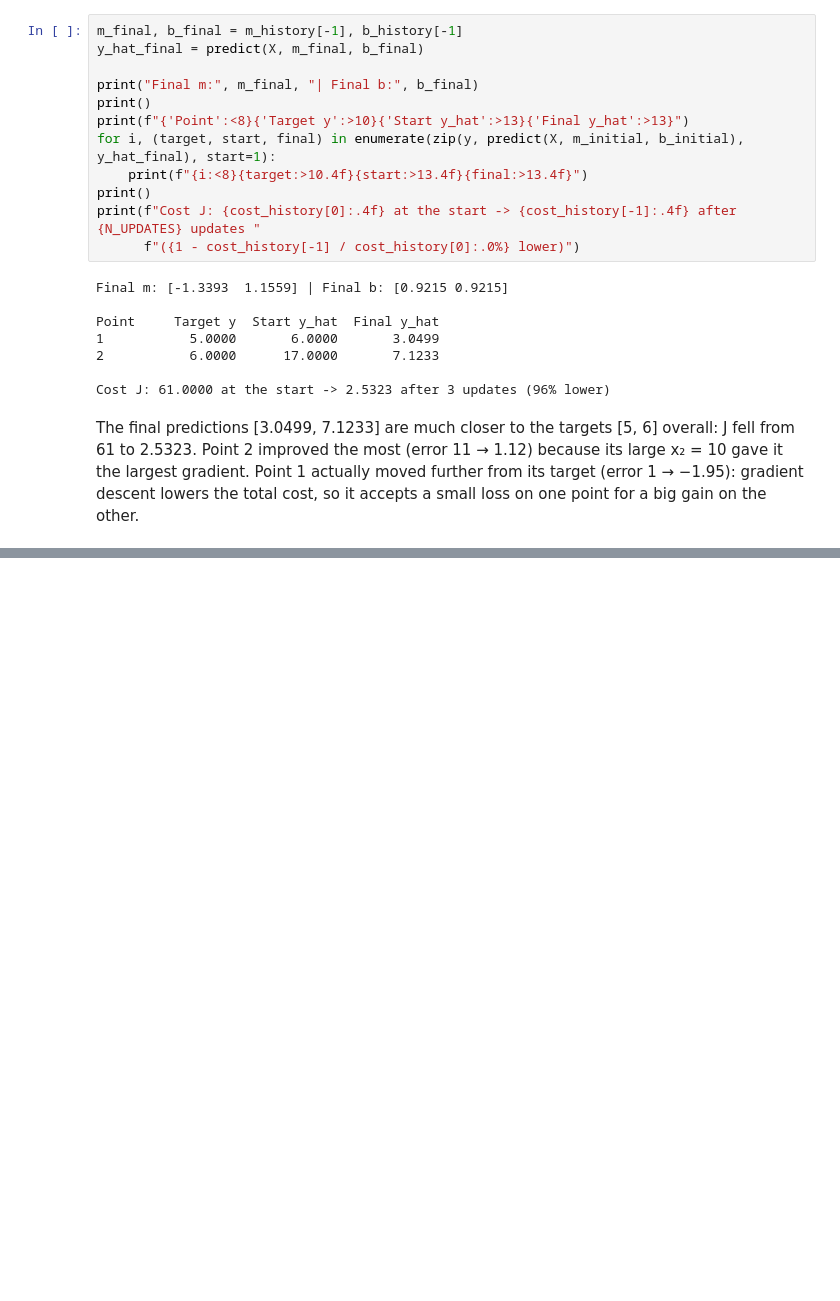
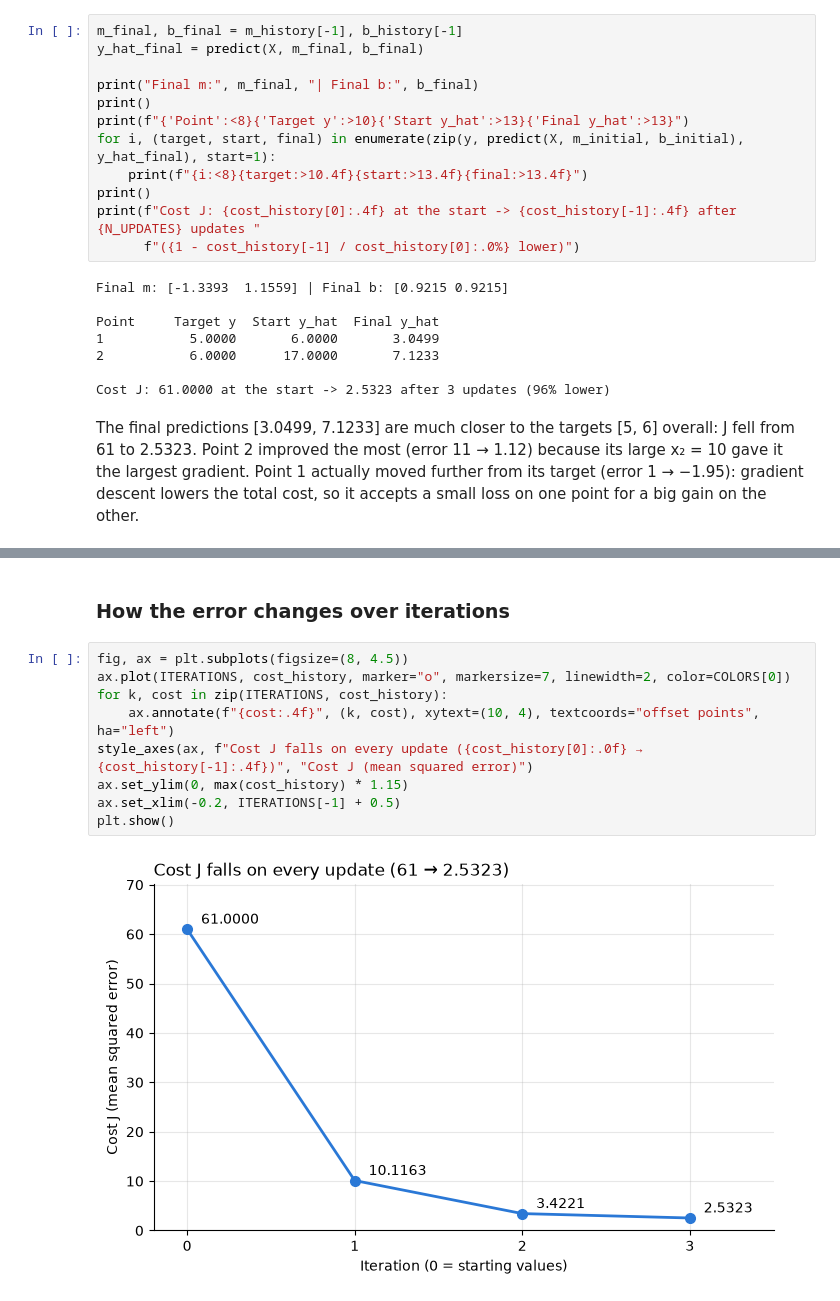
Before and after one commit to Ladecodes1/formative-3-group, a Jupyter notebook: part4_gradient_descent.ipynb, the cells around one changed output, grey strips where cells are left out. Saved outputs shown, nothing was run; the diff lists cells and outputs as text; blank space fills up the shorter version.

```diff
--- a/part4_gradient_descent.ipynb
+++ b/part4_gradient_descent.ipynb
@@ -208,0 +246,13 @@ Point 1 actually moved further from its target (error 1 → −1.95): gradient d
+# %% [markdown]
+### How the error changes over iterations
+# %%
+fig, ax = plt.subplots(figsize=(8, 4.5))
+ax.plot(ITERATIONS, cost_history, marker="o", markersize=7, linewidth=2, color=COLORS[0])
+for k, cost in zip(ITERATIONS, cost_history):
+    ax.annotate(f"{cost:.4f}", (k, cost), xytext=(10, 4), textcoords="offset points", ha="left")
+style_axes(ax, f"Cost J falls on every update ({cost_history[0]:.0f} → {cost_history[-1]:.4f})", "Cost J (mean squared error)")
+ax.set_ylim(0, max(cost_history) * 1.15)
+ax.set_xlim(-0.2, ITERATIONS[-1] + 0.5)
+plt.show()
+# %% [output]
+[figure, added]
```
Also changed, not shown: parts of 4 cells of this notebook.
